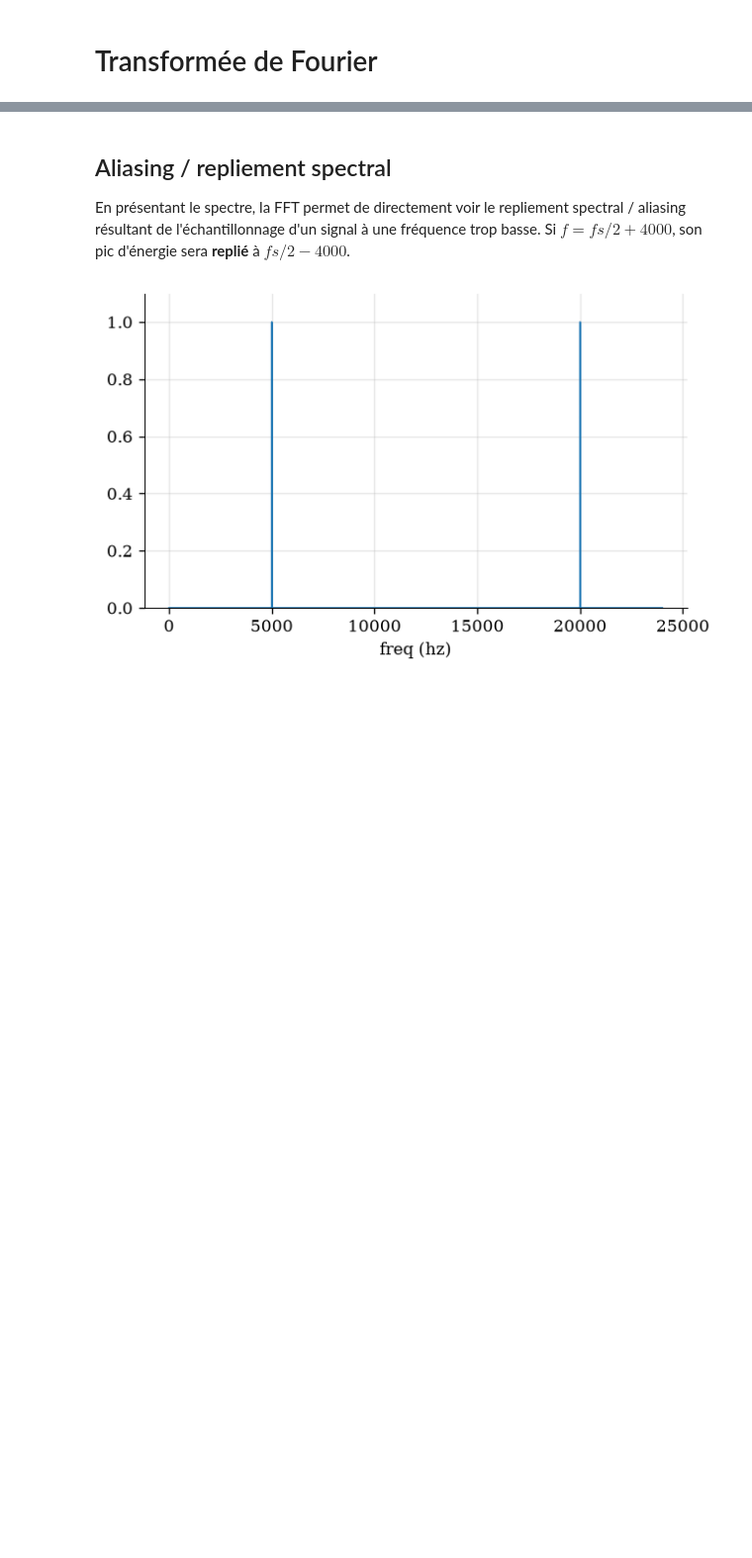
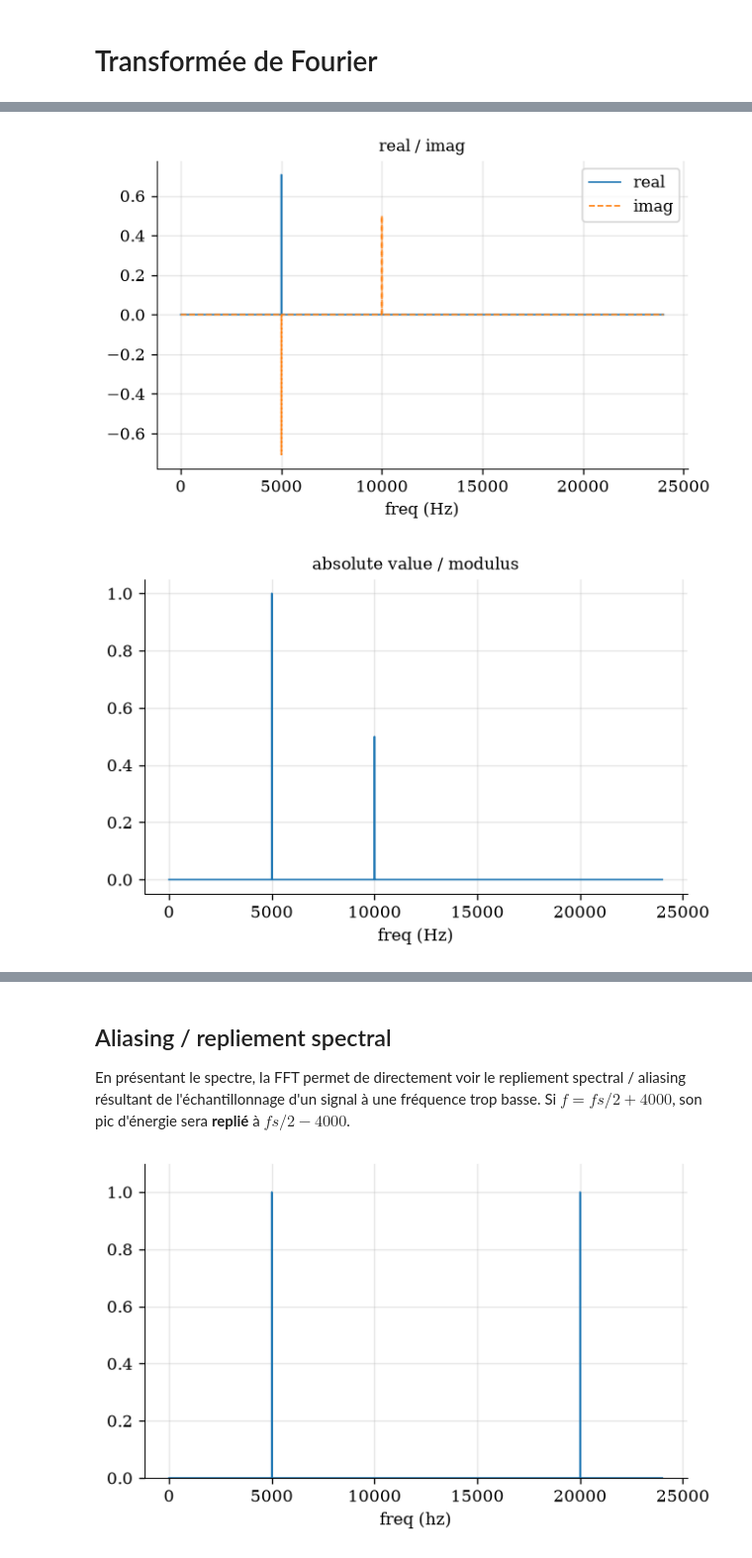
Before and after one commit to PyrApple/jupyterlite_signal_processing_ens, a Jupyter notebook: content/courses/4_fft_development.ipynb, the cells around one changed output, grey strips where cells are left out. Shown at 99% size. Cells and saved outputs as stored; diff of their text form; code cells hidden in the pictures; blank space fills up the shorter version.

```diff
--- a/content/4_fft_development.ipynb
+++ b/content/courses/4_fft_development.ipynb
@@ -6,0 +63,40 @@ import matplotlib.pyplot as plt; from scipy.io import wavfile
+# %%
+# create signal
+f1, f2 = 5000, 10000
+x1, t = get_cos(f1, sampling_rate = fs, duration_in_sec = 1, phase = -math.pi/4)
+x2, t = get_cos(f2, sampling_rate = fs, duration_in_sec = 1, phase = math.pi/2)
+x = x1 + 0.5*x2
+
+# fft
+n = len(x)
+X = np.fft.rfft(x, n) / (n/2)
+freqs = np.fft.rfftfreq(n, 1/fs)
+
+# plot fft: imag/real
+plt.plot(freqs, np.real(X), label='real')
+plt.plot(freqs, np.imag(X), linestyle='--', label='imag')
+plt.xlabel('freq (Hz)'); plt.legend(); plt.title('real / imag'); plt.show();
+plt.show()
+
+# plot fft: abs
+plt.plot(freqs, np.abs(X))
+plt.xlabel('freq (Hz)'); plt.title('absolute value / modulus'); plt.show();
+plt.show()
+
+# calculate phase
+# phase = np.arctan2(np.imag(X), np.real(X))
+phase = np.angle(X, deg=False)
+
+# plot phase (untouched)
+plt.plot(freqs, phase )
+plt.yticks([-math.pi, -math.pi/2, 0, math.pi/2, math.pi], ['$-\\pi$', '$-\\pi /2$', '0', '$\\pi /2$', '$\\pi$']);
+plt.xlabel('freq (Hz)'); plt.title('phase'); plt.show();
+
+# plot phase x modulus
+phase[np.abs(X) < 0.01*np.max(np.abs(X))] = 0
+plt.plot(freqs, phase)
+plt.yticks([-math.pi, -math.pi/2, 0, math.pi/2, math.pi], ['$-\\pi$', '$-\\pi /2$', '0', '$\\pi /2$', '$\\pi$']);
+plt.xlabel('freq (Hz)'); plt.title('phase (only for freqs with energy)'); plt.show();
+# %% [output]
+[figure, added]
+[figure, added]
```
Also changed, not shown: parts of 10 cells of this notebook, 29 other files.
